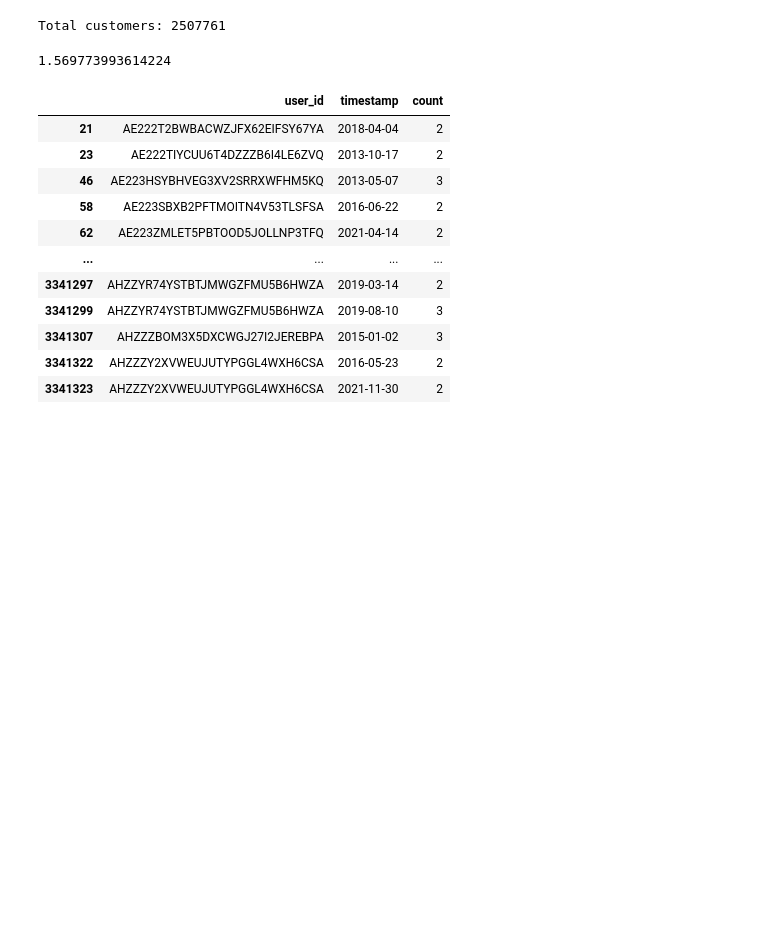
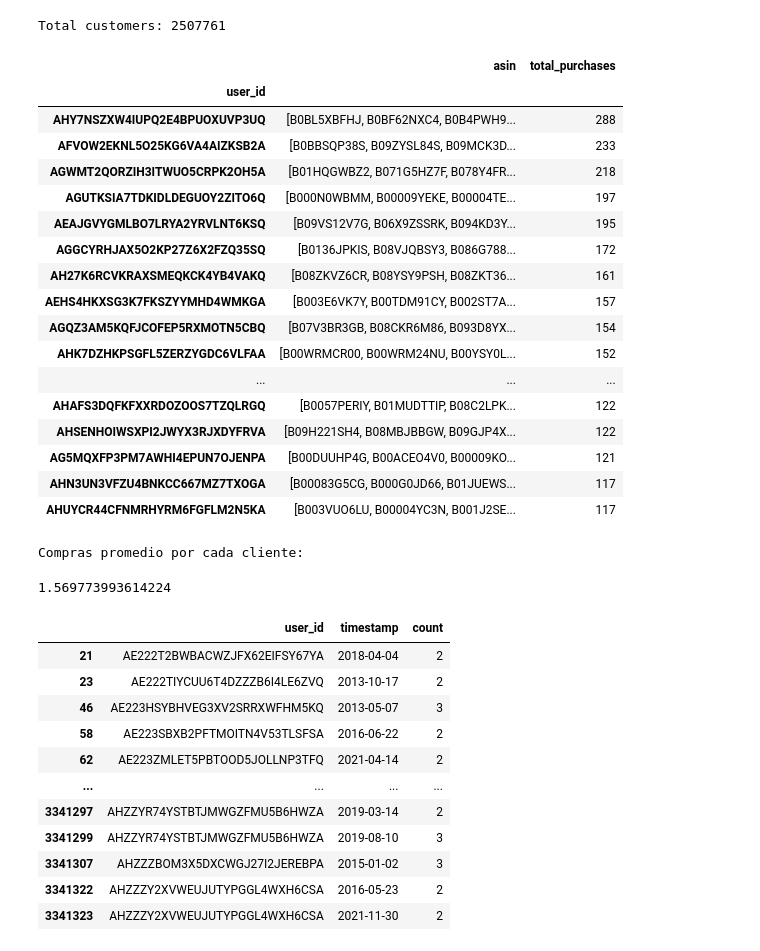
Before and after one commit to javierdealba/bd_equipo_23, a Jupyter notebook: analisis_exploratorio.ipynb, the cells around one changed output. Drawn from its saved outputs; the diff is of its cells as text; code cells hidden in the pictures; blank space fills up the shorter version.

```diff
--- a/analisis_exploratorio.ipynb
+++ b/analisis_exploratorio.ipynb
@@ -199,14 +225,36 @@ print(f'Total customers: {verified_purchases["user_id"].nunique()}')
 
 customer_purchases = verified_purchases.groupby("user_id")["asin"].unique()
 customer_purchases = customer_purchases.to_frame()
-customer_purchases["total_purchases"] = customer_purchases["asin"].apply(len).sort_values("total_purchases", ascending=False)
+customer_purchases["total_purchases"] = customer_purchases["asin"].apply(len).sort_values(ascending=False)
 # %% [output]
 Total customers: 2507761
+# %%
+customer_purchases.sort_values("total_purchases", ascending=False).head(20)
+# %% [output]
+|  | asin | total_purchases |
+| user_id |  |  |
+| AHY7NSZXW4IUPQ2E4BPUOXUVP3UQ | [B0BL5XBFHJ, B0BF62NXC4, B0B4PWH9... | 288 |
+| AFVOW2EKNL5O25KG6VA4AIZKSB2A | [B0BBSQP38S, B09ZYSL84S, B09MCK3D... | 233 |
+| AGWMT2QORZIH3ITWUO5CRPK2OH5A | [B01HQGWBZ2, B071G5HZ7F, B078Y4FR... | 218 |
+| AGUTKSIA7TDKIDLDEGUOY2ZITO6Q | [B000N0WBMM, B00009YEKE, B00004TE... | 197 |
+| AEAJGVYGMLBO7LRYA2YRVLNT6KSQ | [B09VS12V7G, B06X9ZSSRK, B094KD3Y... | 195 |
+| AGGCYRHJAX5O2KP27Z6X2FZQ35SQ | [B0136JPKIS, B08VJQBSY3, B086G788... | 172 |
+| AH27K6RCVKRAXSMEQKCK4YB4VAKQ | [B08ZKVZ6CR, B08YSY9PSH, B08ZKT36... | 161 |
+| AEHS4HKXSG3K7FKSZYYMHD4WMKGA | [B003E6VK7Y, B00TDM91CY, B002ST7A... | 157 |
+| AGQZ3AM5KQFJCOFEP5RXMOTN5CBQ | [B07V3BR3GB, B08CKR6M86, B093D8YX... | 154 |
+| AHK7DZHKPSGFL5ZERZYGDC6VLFAA | [B00WRMCR00, B00WRM24NU, B00YSY0L... | 152 |
+| ... | ... | ... |
+| AHAFS3DQFKFXXRDOZOOS7TZQLRGQ | [B0057PERIY, B01MUDTTIP, B08C2LPK... | 122 |
+| AHSENHOIWSXPI2JWYX3RJXDYFRVA | [B09H221SH4, B08MBJBBGW, B09GJP4X... | 122 |
+| AG5MQXFP3PM7AWHI4EPUN7OJENPA | [B00DUUHP4G, B00ACEO4V0, B00009KO... | 121 |
+| AHN3UN3VFZU4BNKCC667MZ7TXOGA | [B00083G5CG, B000G0JD66, B01JUEWS... | 117 |
+| AHUYCR44CFNMRHYRM6FGFLM2N5KA | [B003VUO6LU, B00004YC3N, B001J2SE... | 117 |
 # %%
 print("Compras promedio por cada cliente:")
 customer_purchases["total_purchases"].mean()
 # %% [output]
-1.569773993614224
+Compras promedio por cada cliente:
+1.569773993614224
 # %%
 user_purchases = verified_purchases.groupby(['user_id', 'timestamp']).size().reset_index(name='count')
 multiple_user_purchases = user_purchases[user_purchases['count'] > 1]
```
Also changed, not shown: parts of 7 cells of this notebook.
